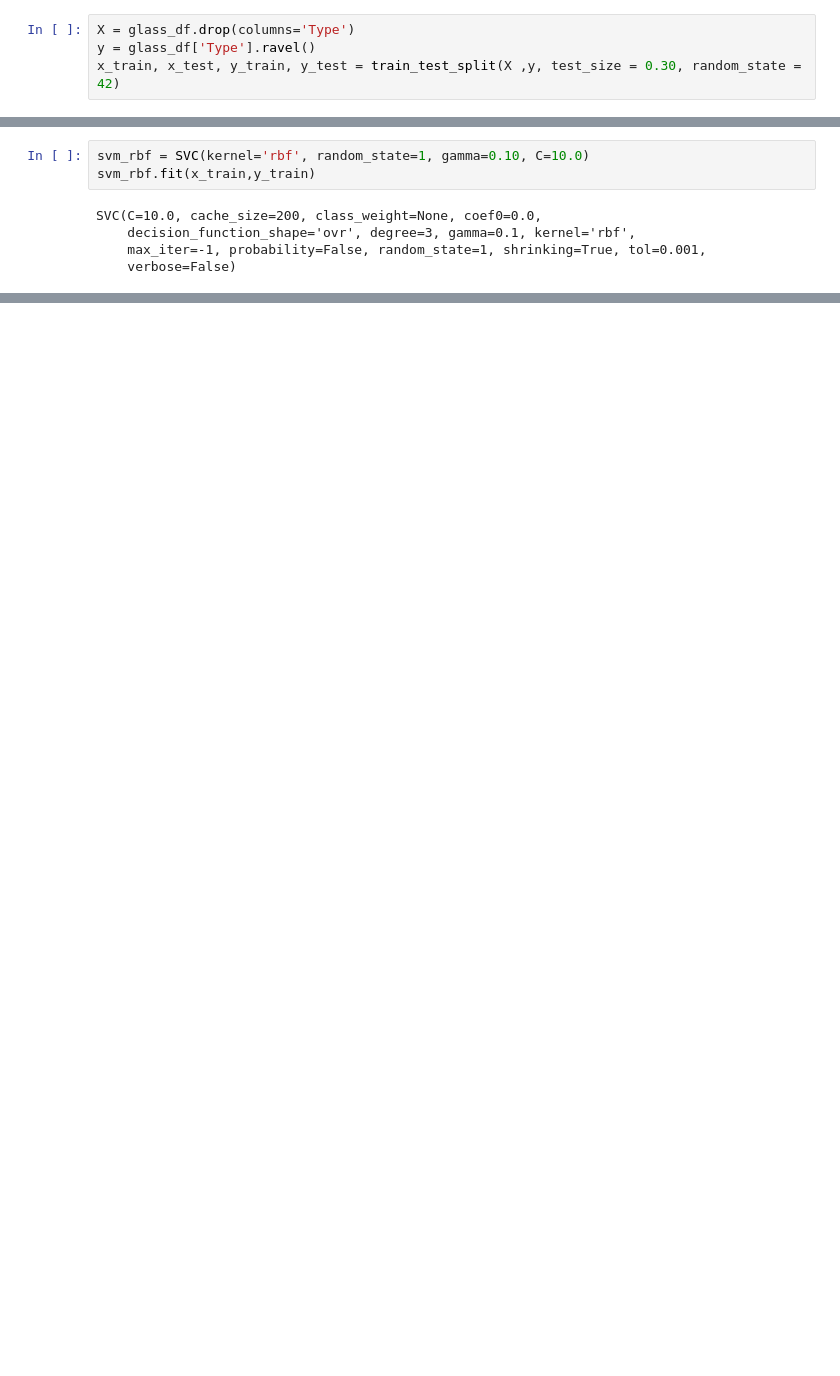
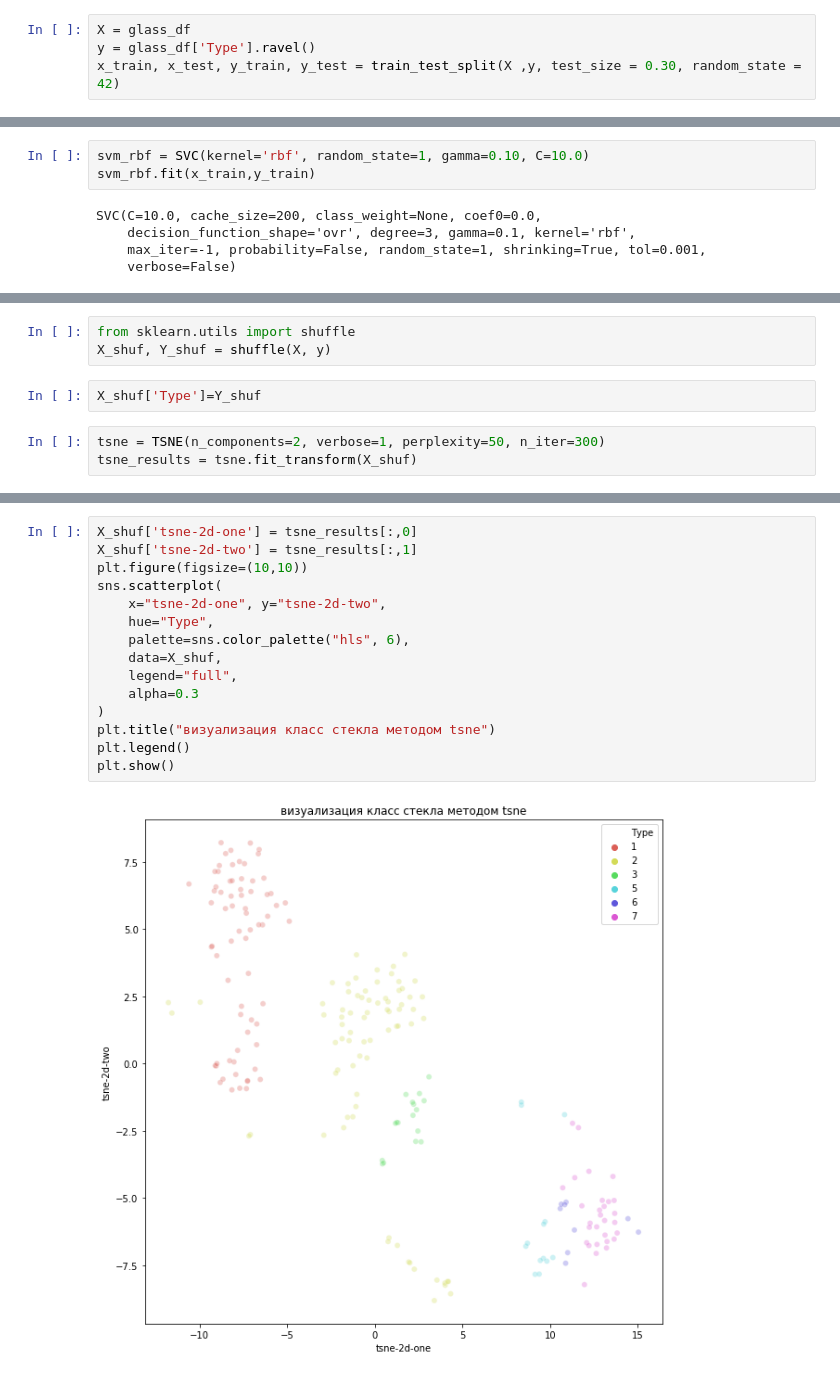
Before and after one commit to fggj228/IT_MAG_MAI, a Jupyter notebook: ML/Course Work/AchbaAR.ipynb, the cells around one changed output, grey strips where cells are left out. Drawn from its saved outputs; the diff is of its cells as text; blank space fills up the shorter version.

```diff
--- a/ML/Course Work/AchbaAR.ipynb
+++ b/ML/Course Work/AchbaAR.ipynb
@@ -42,5 +46,5 @@ display(glass_df.describe())
 # %%
-X = glass_df.drop(columns='Type')
+X = glass_df
 y = glass_df['Type'].ravel()
 x_train, x_test, y_train, y_test = train_test_split(X ,y, test_size = 0.30, random_state = 42)
 # %%
@@ -136,0 +151,8 @@ accuracy_score:  0.676923076923077
+# %%
+from sklearn.utils import shuffle
+X_shuf, Y_shuf = shuffle(X, y)
+# %%
+X_shuf['Type']=Y_shuf
+# %%
+tsne = TSNE(n_components=2, verbose=1, perplexity=50, n_iter=300)
+tsne_results = tsne.fit_transform(X_shuf)
@@ -136,0 +167,17 @@ accuracy_score:  0.676923076923077
+# %%
+X_shuf['tsne-2d-one'] = tsne_results[:,0]
+X_shuf['tsne-2d-two'] = tsne_results[:,1]
+plt.figure(figsize=(10,10))
+sns.scatterplot(
+    x="tsne-2d-one", y="tsne-2d-two",
+    hue="Type",
+    palette=sns.color_palette("hls", 6),
+    data=X_shuf,
+    legend="full",
+    alpha=0.3
+)
+plt.title("визуализация класс стекла методом tsne")
+plt.legend()
+plt.show()
+# %% [output]
+[figure, added]
```
Also changed, not shown: parts of 23 cells of this notebook.
